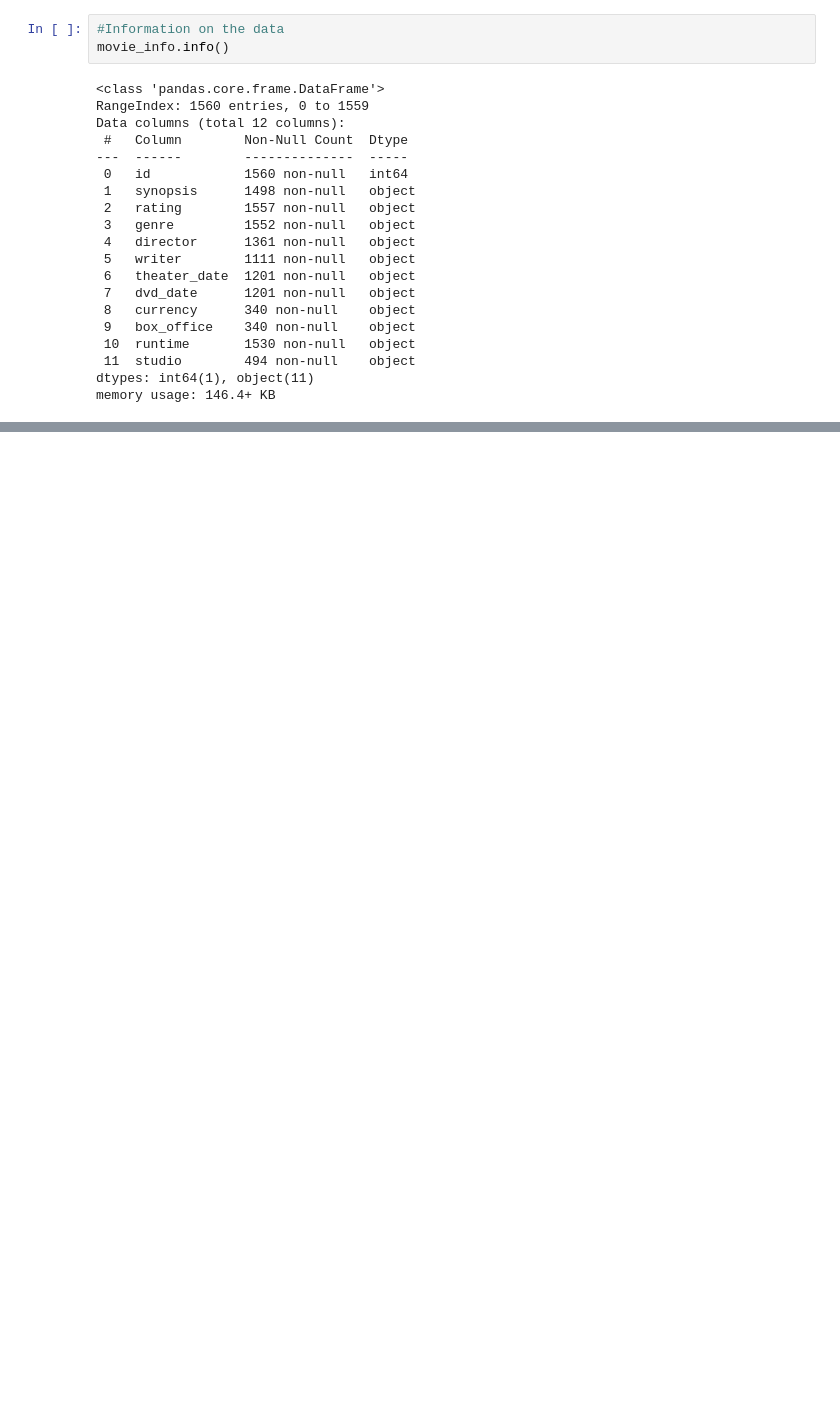
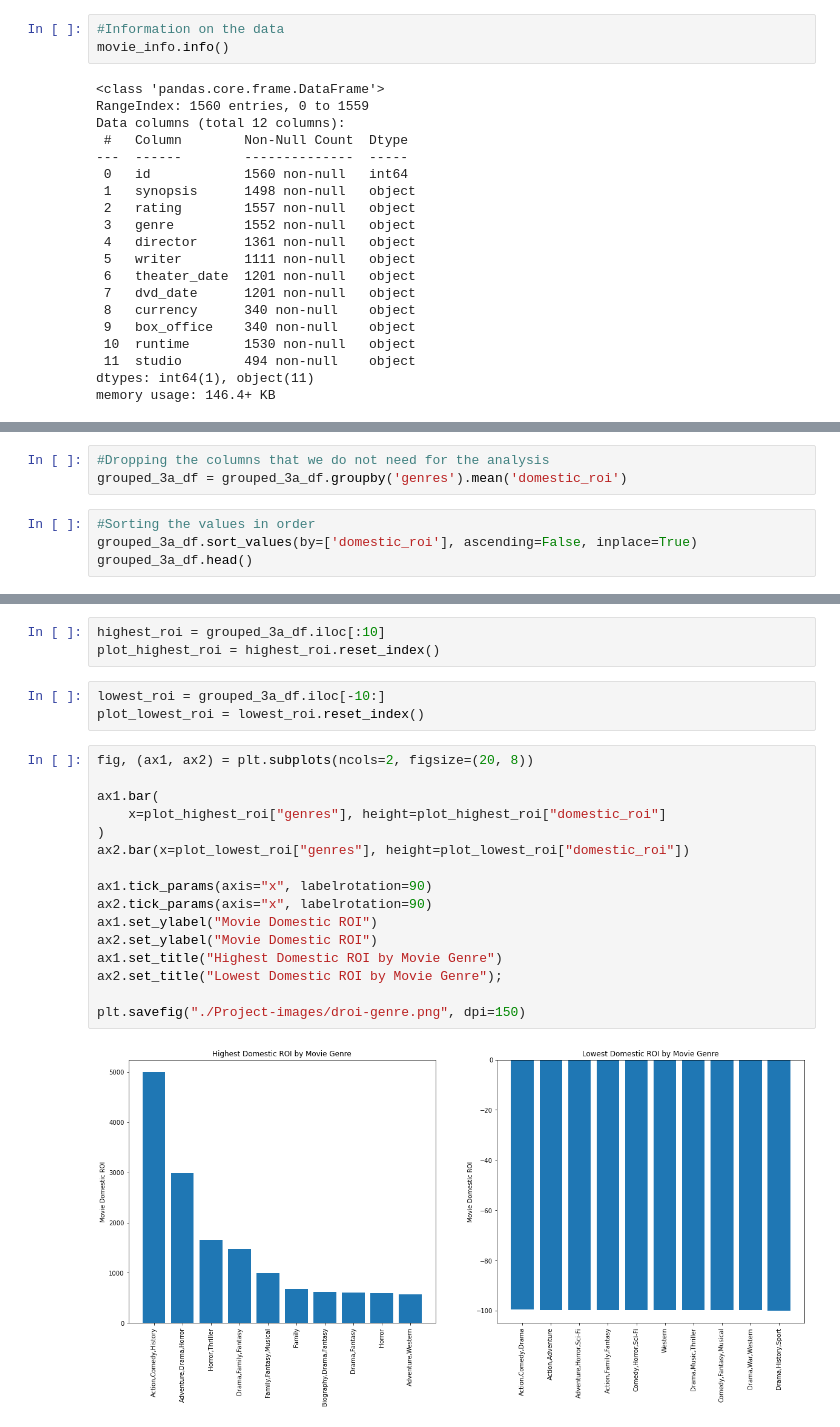
Before and after one commit to Cngabu/dsc-phase-1-project, a Jupyter notebook: student.ipynb, the cells around one changed output, grey strips where cells are left out. Cells and saved outputs as stored; diff of their text form; blank space fills up the shorter version.

```diff
--- a/student.ipynb
+++ b/student.ipynb
@@ -439,0 +1132,7 @@ __Do the data types line up with what we expect? Are there any missing values?__
+# %%
+#Dropping the columns that we do not need for the analysis
+grouped_3a_df = grouped_3a_df.groupby('genres').mean('domestic_roi')
+# %%
+#Sorting the values in order
+grouped_3a_df.sort_values(by=['domestic_roi'], ascending=False, inplace=True)
+grouped_3a_df.head()
@@ -439,0 +1147,24 @@ __Do the data types line up with what we expect? Are there any missing values?__
+# %%
+highest_roi = grouped_3a_df.iloc[:10]
+plot_highest_roi = highest_roi.reset_index()
+# %%
+lowest_roi = grouped_3a_df.iloc[-10:]
+plot_lowest_roi = lowest_roi.reset_index()
+# %%
+fig, (ax1, ax2) = plt.subplots(ncols=2, figsize=(20, 8))
+
+ax1.bar(
+    x=plot_highest_roi["genres"], height=plot_highest_roi["domestic_roi"]
+)
+ax2.bar(x=plot_lowest_roi["genres"], height=plot_lowest_roi["domestic_roi"])
+
+ax1.tick_params(axis="x", labelrotation=90)
+ax2.tick_params(axis="x", labelrotation=90)
+ax1.set_ylabel("Movie Domestic ROI")
+ax2.set_ylabel("Movie Domestic ROI")
+ax1.set_title("Highest Domestic ROI by Movie Genre")
+ax2.set_title("Lowest Domestic ROI by Movie Genre");
+
+plt.savefig("./Project-images/droi-genre.png", dpi=150)
+# %% [output]
+[figure, added]
```
Also changed, not shown: parts of 145 cells of this notebook, 7 other files.
